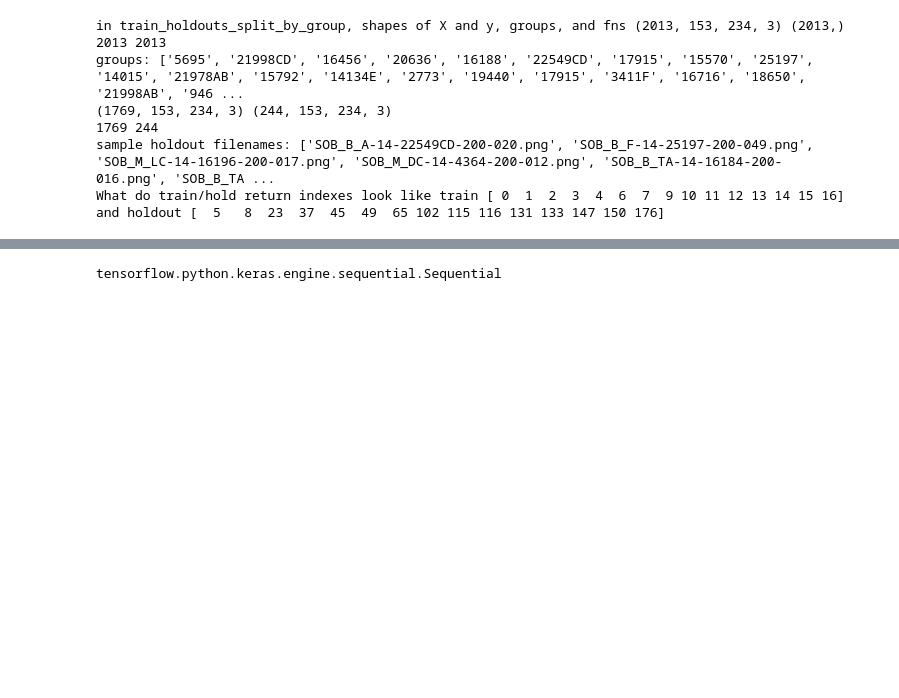
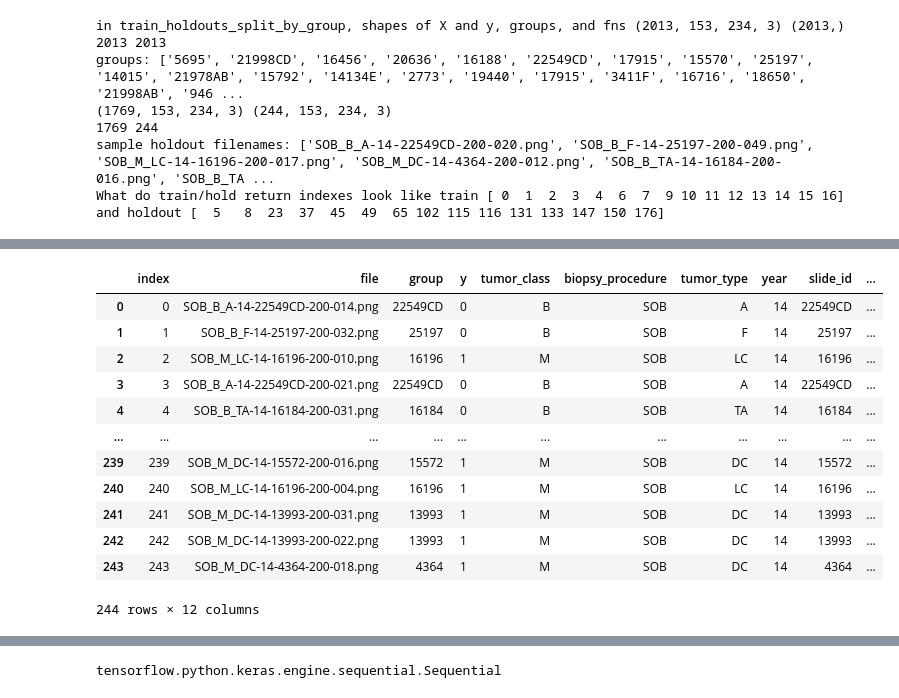
Before and after one commit to annstrange/breast-cancer-cnn, a Jupyter notebook: notebooks/evaluate.ipynb, the cells around one changed output, grey strips where cells are left out. Cells and saved outputs as stored; diff of their text form; code cells hidden in the pictures; blank space fills up the shorter version.

```diff
--- a/notebooks/evaluate.ipynb
+++ b/notebooks/evaluate.ipynb
@@ -125,0 +113,3 @@ y_holdout.shape
+# %%
+X_train, X_val, X_holdout, y_train, y_val, y_holdout, groups_tr, groups_val, groups_hold, \
+filename_tr, filename_val, filename_hold = image_train_val_hold_split(ip)
@@ -125,0 +134,3 @@ y_holdout.shape
+# %%
+df_hold = get_dataframe(y_holdout, groups_hold, filename_hold, ip.images_attributes)
+print('got df_hold {}'.format(df_hold.iloc[0]))
@@ -125,0 +151,16 @@ y_holdout.shape
+# %%
+df_hold
+# %% [output]
+|  | index | file | group | y | tumor_class | biopsy_procedure | tumor_type | year | slide_id | ... |
+| 0 | 0 | SOB_B_A-14-22549CD-200-014.png | 22549CD | 0 | B | SOB | A | 14 | 22549CD | ... |
+| 1 | 1 | SOB_B_F-14-25197-200-032.png | 25197 | 0 | B | SOB | F | 14 | 25197 | ... |
+| 2 | 2 | SOB_M_LC-14-16196-200-010.png | 16196 | 1 | M | SOB | LC | 14 | 16196 | ... |
+| 3 | 3 | SOB_B_A-14-22549CD-200-021.png | 22549CD | 0 | B | SOB | A | 14 | 22549CD | ... |
+| 4 | 4 | SOB_B_TA-14-16184-200-031.png | 16184 | 0 | B | SOB | TA | 14 | 16184 | ... |
+| ... | ... | ... | ... | ... | ... | ... | ... | ... | ... | ... |
+| 239 | 239 | SOB_M_DC-14-15572-200-016.png | 15572 | 1 | M | SOB | DC | 14 | 15572 | ... |
+| 240 | 240 | SOB_M_LC-14-16196-200-004.png | 16196 | 1 | M | SOB | LC | 14 | 16196 | ... |
+| 241 | 241 | SOB_M_DC-14-13993-200-031.png | 13993 | 1 | M | SOB | DC | 14 | 13993 | ... |
+| 242 | 242 | SOB_M_DC-14-13993-200-022.png | 13993 | 1 | M | SOB | DC | 14 | 13993 | ... |
+| 243 | 243 | SOB_M_DC-14-4364-200-018.png | 4364 | 1 | M | SOB | DC | 14 | 4364 | ... |
+244 rows × 12 columns
```
Also changed, not shown: parts of 19 cells of this notebook, 2 other files.
